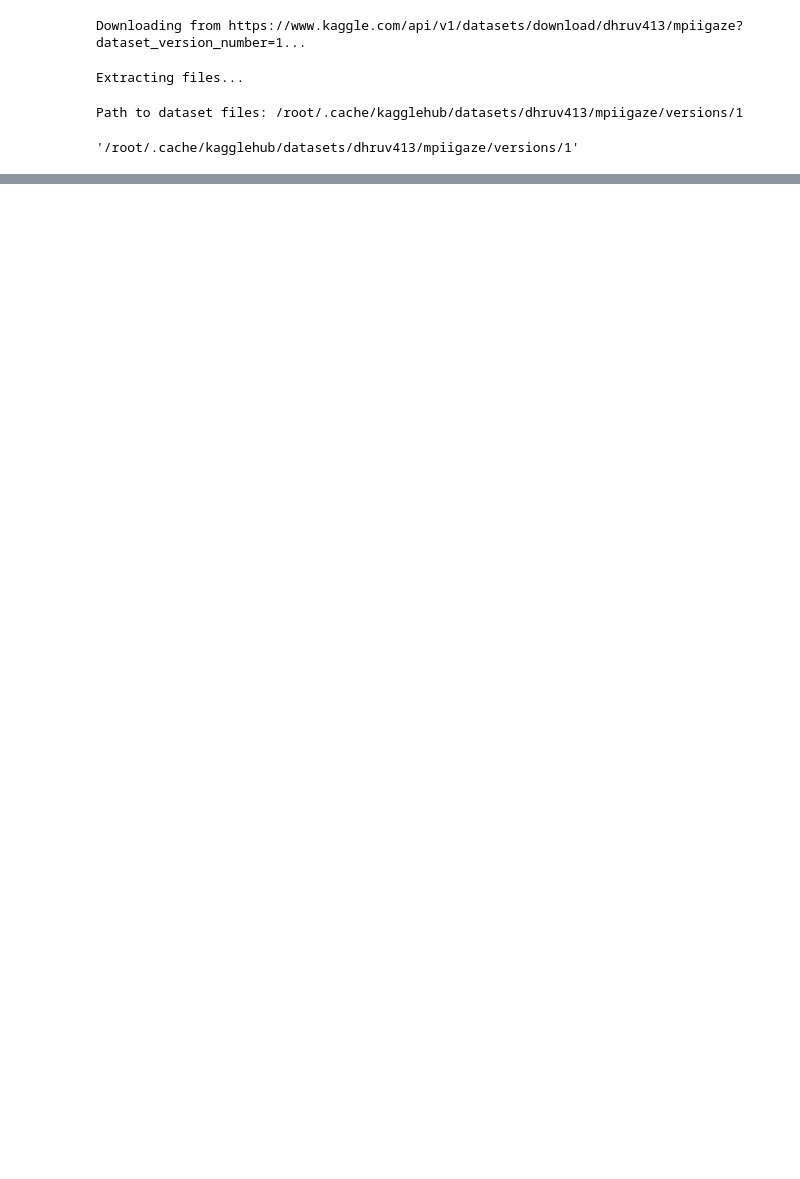
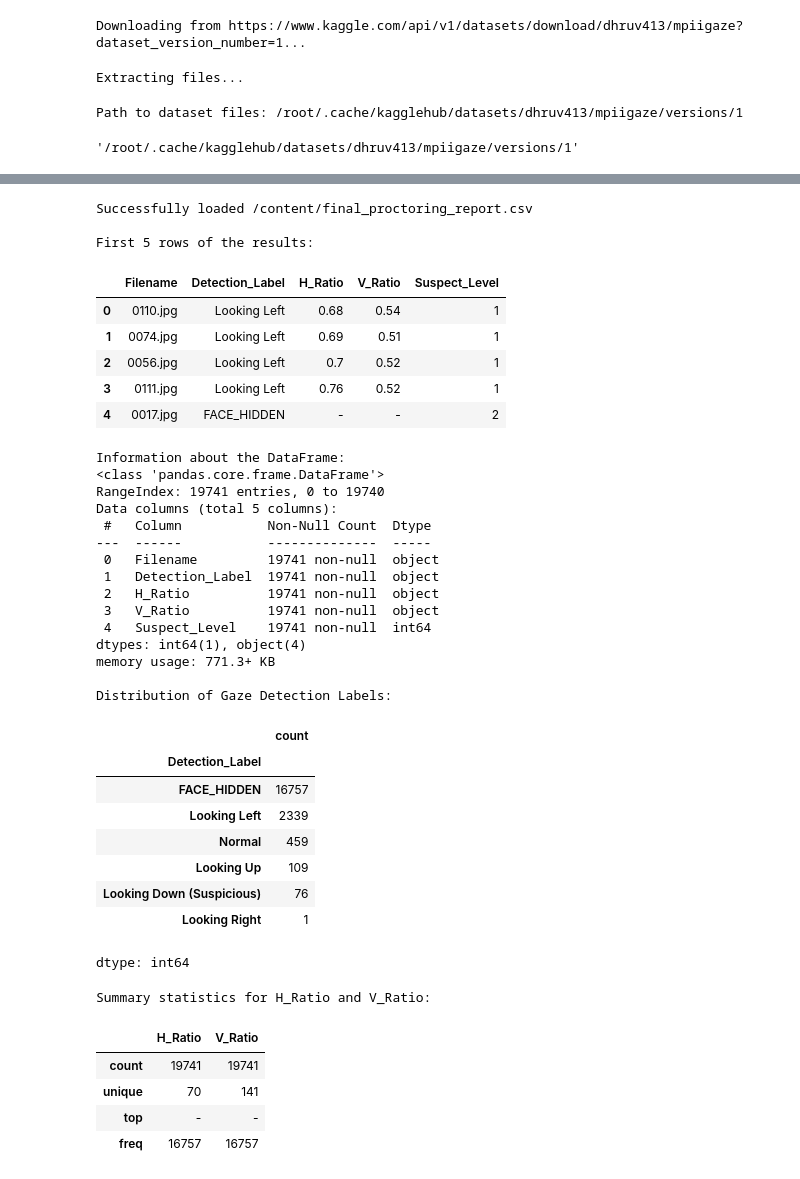
Before and after one commit to SalmanOkz/Ai-Based-Cheating-Plagiarism-Detection, a Jupyter notebook: Project.ipynb, the cells around one changed output, grey strips where cells are left out. Cells and saved outputs as stored; diff of their text form; code cells hidden in the pictures; blank space fills up the shorter version.

```diff
--- a/Project.ipynb
+++ b/Project.ipynb
@@ -46,0 +743,65 @@ Requirement already satisfied: pycparser in /usr/local/lib/python3.12/dist-packa
+# %%
+import pandas as pd
+
+# Load the CSV file into a pandas DataFrame
+output_csv_path = '/content/final_proctoring_report.csv'
+
+try:
+    df_results = pd.read_csv(output_csv_path)
+    print(f"Successfully loaded {output_csv_path}")
+    print("\nFirst 5 rows of the results:")
+    display(df_results.head())
+
+    print("\nInformation about the DataFrame:")
+    df_results.info()
+
+    print("\nDistribution of Gaze Detection Labels:")
+    display(df_results['Detection_Label'].value_counts())
+
+    print("\nSummary statistics for H_Ratio and V_Ratio:")
+    display(df_results[['H_Ratio', 'V_Ratio']].describe())
+
+except FileNotFoundError:
+    print(f"Error: The file '{output_csv_path}' was not found. Please ensure the gaze tracking process completed successfully.")
+except Exception as e:
+    print(f"An error occurred while loading or analyzing the CSV: {e}")
+# %% [output]
+Successfully loaded /content/final_proctoring_report.csv
+
+First 5 rows of the results:
+|  | Filename | Detection_Label | H_Ratio | V_Ratio | Suspect_Level |
+| 0 | 0110.jpg | Looking Left | 0.68 | 0.54 | 1 |
+| 1 | 0074.jpg | Looking Left | 0.69 | 0.51 | 1 |
+| 2 | 0056.jpg | Looking Left | 0.7 | 0.52 | 1 |
+| 3 | 0111.jpg | Looking Left | 0.76 | 0.52 | 1 |
+| 4 | 0017.jpg | FACE_HIDDEN | - | - | 2 |
+Information about the DataFrame:
+<class 'pandas.core.frame.DataFrame'>
+RangeIndex: 19741 entries, 0 to 19740
+Data columns (total 5 columns):
+ #   Column           Non-Null Count  Dtype
+---  ------           --------------  -----
+ 0   Filename         19741 non-null  object
+ 1   Detection_Label  19741 non-null  object
+ 2   H_Ratio          19741 non-null  object
+ 3   V_Ratio          19741 non-null  object
+ 4   Suspect_Level    19741 non-null  int64
+dtypes: int64(1), object(4)
+memory usage: 771.3+ KB
+
+Distribution of Gaze Detection Labels:
+|  | count |
+| Detection_Label |  |
+| FACE_HIDDEN | 16757 |
+| Looking Left | 2339 |
+| Normal | 459 |
+| Looking Up | 109 |
+| Looking Down (Suspicious) | 76 |
+| Looking Right | 1 |
+dtype: int64
+Summary statistics for H_Ratio and V_Ratio:
+|  | H_Ratio | V_Ratio |
+| count | 19741 | 19741 |
+| unique | 70 | 141 |
+| top | - | - |
+| freq | 16757 | 16757 |
```
Also changed, not shown: parts of 19 cells of this notebook.
